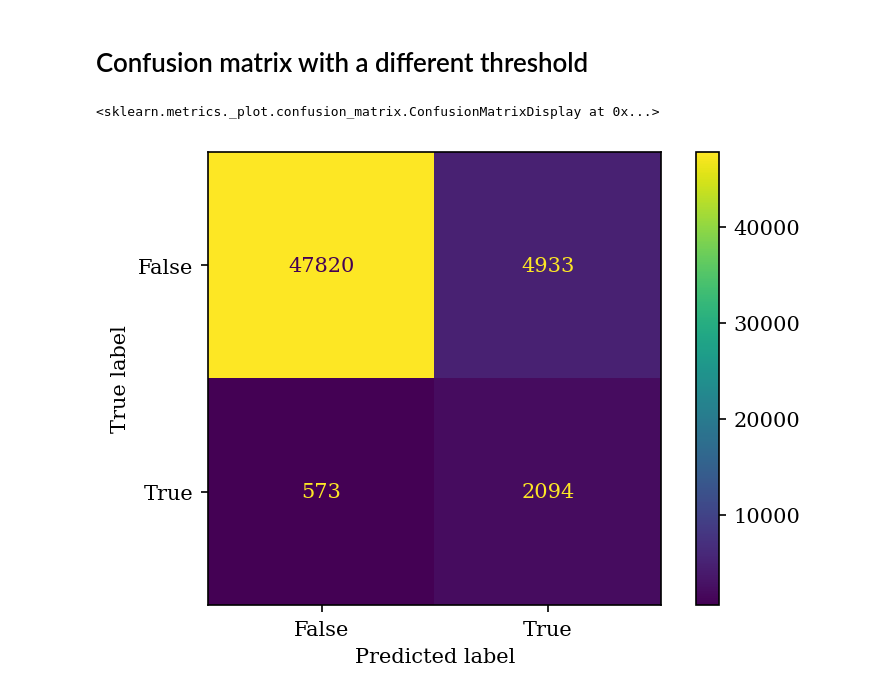
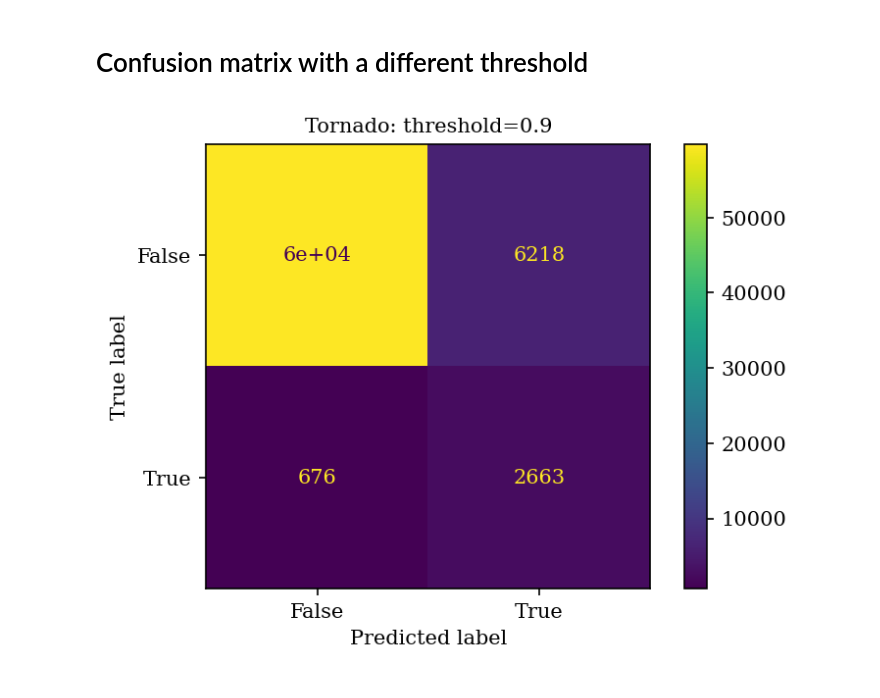
Before and after one commit to amourayuba/Power-Outage-Prediction, a Jupyter notebook: codes/results/tornados_results_u.ipynb, the cells around one changed output. Saved outputs shown, nothing was run; the diff lists cells and outputs as text; code cells hidden in the pictures.

```diff
--- a/codes/results/tornados_results_u.ipynb
+++ b/codes/results/tornados_results_u.ipynb
@@ -212,10 +254,12 @@ ConfusionMatrixDisplay.from_predictions(tor_val['power_outage'], predictions['xg
 # %% [markdown]
 # Confusion matrix with a different threshold
 # %%
-probas = best_model.predict_proba(tor_val_n[features_n])
+probas = best_model.predict_proba(tor_test[features_n])
 # %%
 thr = 0.9
-ConfusionMatrixDisplay.from_predictions(tor_val['power_outage'], probas[:,1]>thr)
+display = ConfusionMatrixDisplay.from_predictions(tor_test['POWER_OUTAGE'], probas[:,1]>thr)
+_ = display.ax_.set_title("Tornado: threshold={}".format(thr), size=10)
+plt.savefig("../../figures/tornado_confusion_matrix_thr_{:1.0f}.png".format(10*thr), dpi=500, bbox_inches='tight',
+            facecolor='white', transparent=False)
 # %% [output]
-<sklearn.metrics._plot.confusion_matrix.ConfusionMatrixDisplay at 0x...>
-[figure, old version]
+[figure, new version]
```
Also changed, not shown: parts of 8 cells of this notebook, 20 other files.
